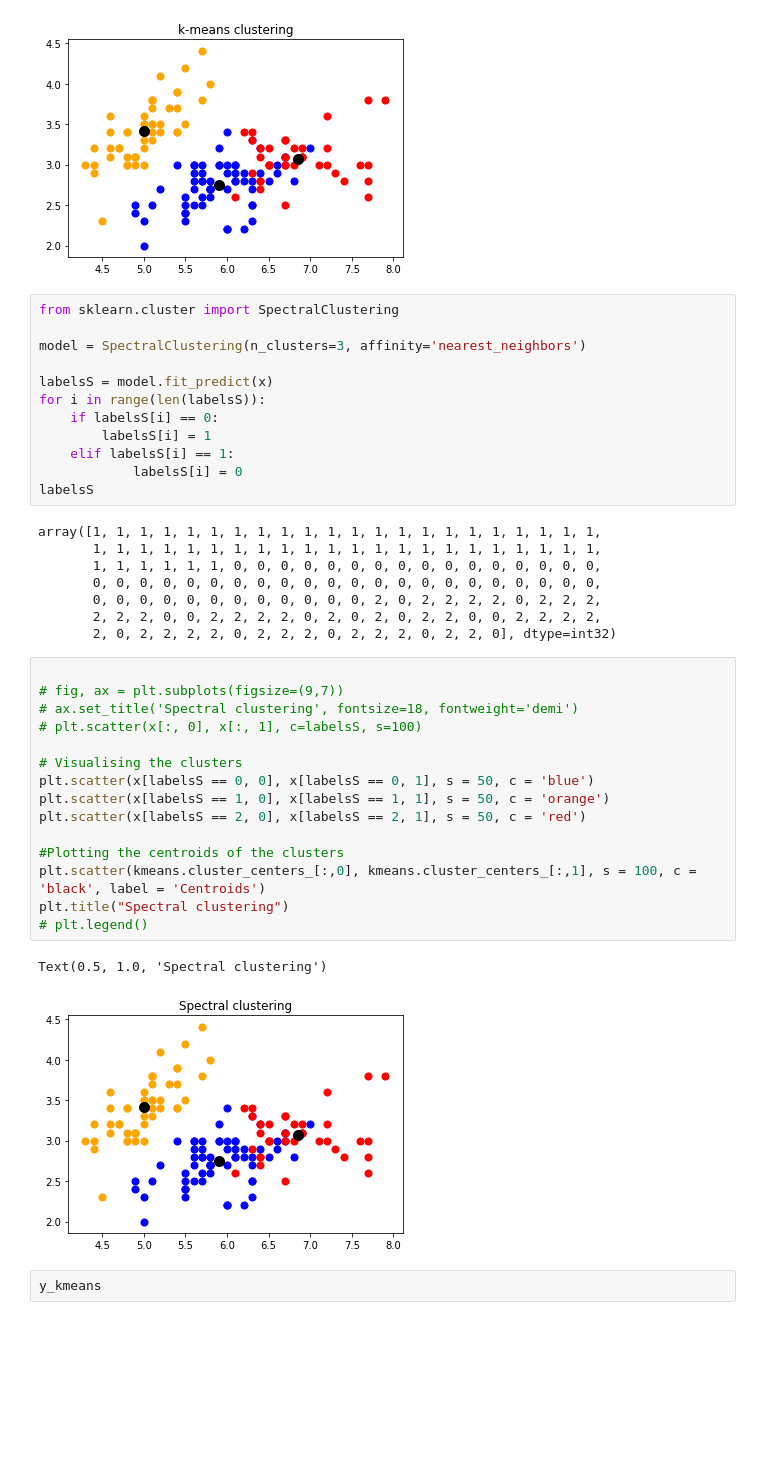
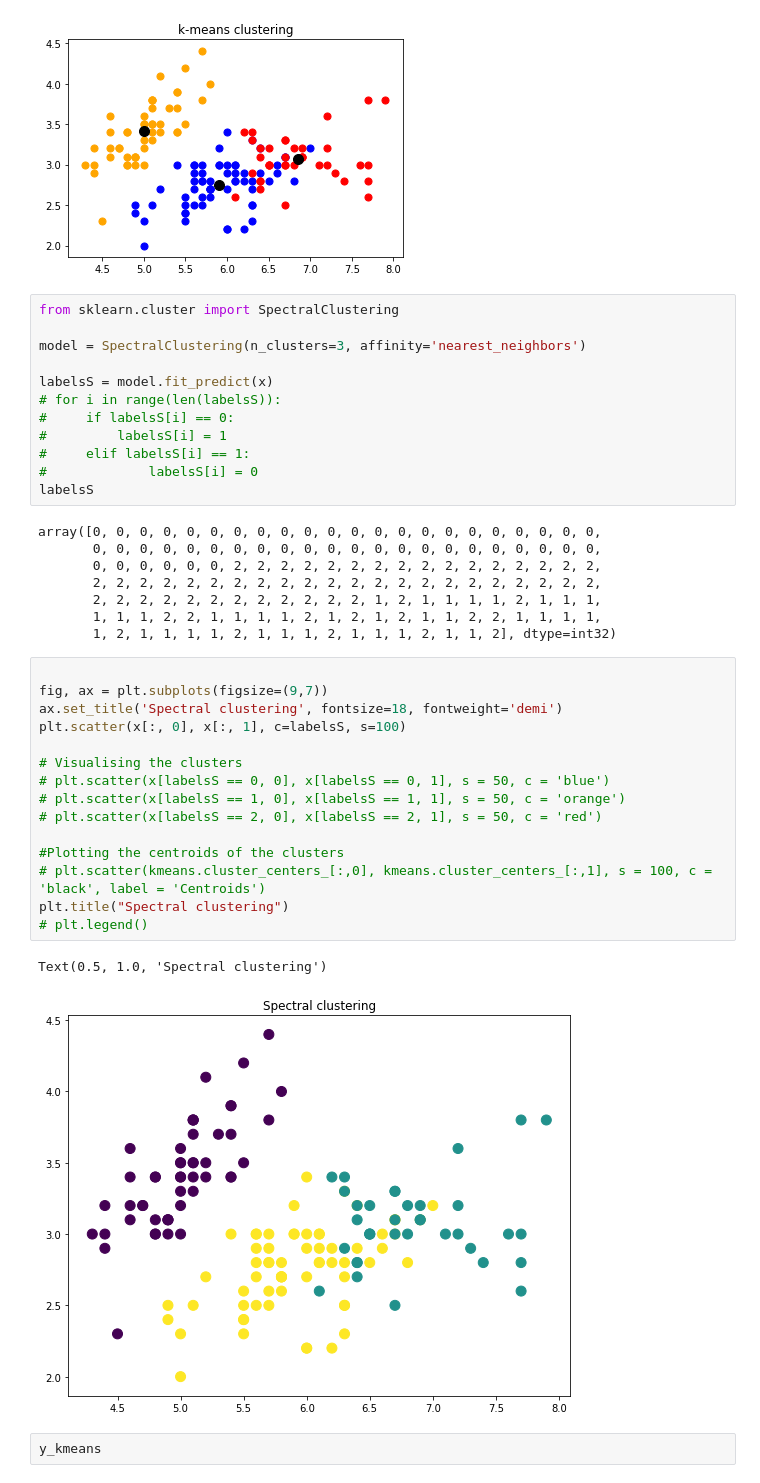
Before and after one commit to quanghoan/k-means-and-spectral-clustering, a Jupyter notebook: Iris.ipynb, the cells around one changed output. Drawn from its saved outputs; the diff is of its cells as text; blank space fills up the shorter version.

```diff
--- a/Iris.ipynb
+++ b/Iris.ipynb
@@ -55,38 +56,38 @@ from sklearn.cluster import SpectralClustering
 model = SpectralClustering(n_clusters=3, affinity='nearest_neighbors')
 
 labelsS = model.fit_predict(x)
-for i in range(len(labelsS)):
-    if labelsS[i] == 0:
-        labelsS[i] = 1
-    elif labelsS[i] == 1:
-            labelsS[i] = 0
+# for i in range(len(labelsS)):
+#     if labelsS[i] == 0:
+#         labelsS[i] = 1
+#     elif labelsS[i] == 1:
+#             labelsS[i] = 0
 labelsS
 # %% [output]
-array([1, 1, 1, 1, 1, 1, 1, 1, 1, 1, 1, 1, 1, 1, 1, 1, 1, 1, 1, 1, 1, 1,
-       1, 1, 1, 1, 1, 1, 1, 1, 1, 1, 1, 1, 1, 1, 1, 1, 1, 1, 1, 1, 1, 1,
-       1, 1, 1, 1, 1, 1, 0, 0, 0, 0, 0, 0, 0, 0, 0, 0, 0, 0, 0, 0, 0, 0,
+array([0, 0, 0, 0, 0, 0, 0, 0, 0, 0, 0, 0, 0, 0, 0, 0, 0, 0, 0, 0, 0, 0,
        0, 0, 0, 0, 0, 0, 0, 0, 0, 0, 0, 0, 0, 0, 0, 0, 0, 0, 0, 0, 0, 0,
-       0, 0, 0, 0, 0, 0, 0, 0, 0, 0, 0, 0, 2, 0, 2, 2, 2, 2, 0, 2, 2, 2,
-       2, 2, 2, 0, 0, 2, 2, 2, 2, 0, 2, 0, 2, 0, 2, 2, 0, 0, 2, 2, 2, 2,
-       2, 0, 2, 2, 2, 2, 0, 2, 2, 2, 0, 2, 2, 2, 0, 2, 2, 0], dtype=int32)
+       0, 0, 0, 0, 0, 0, 2, 2, 2, 2, 2, 2, 2, 2, 2, 2, 2, 2, 2, 2, 2, 2,
+       2, 2, 2, 2, 2, 2, 2, 2, 2, 2, 2, 2, 2, 2, 2, 2, 2, 2, 2, 2, 2, 2,
+       2, 2, 2, 2, 2, 2, 2, 2, 2, 2, 2, 2, 1, 2, 1, 1, 1, 1, 2, 1, 1, 1,
+       1, 1, 1, 2, 2, 1, 1, 1, 1, 2, 1, 2, 1, 2, 1, 1, 2, 2, 1, 1, 1, 1,
+       1, 2, 1, 1, 1, 1, 2, 1, 1, 1, 2, 1, 1, 1, 2, 1, 1, 2], dtype=int32)
 # %%
 
-# fig, ax = plt.subplots(figsize=(9,7))
-# ax.set_title('Spectral clustering', fontsize=18, fontweight='demi')
-# plt.scatter(x[:, 0], x[:, 1], c=labelsS, s=100)
+fig, ax = plt.subplots(figsize=(9,7))
+ax.set_title('Spectral clustering', fontsize=18, fontweight='demi')
+plt.scatter(x[:, 0], x[:, 1], c=labelsS, s=100)
 
 # Visualising the clusters
-plt.scatter(x[labelsS == 0, 0], x[labelsS == 0, 1], s = 50, c = 'blue')
-plt.scatter(x[labelsS == 1, 0], x[labelsS == 1, 1], s = 50, c = 'orange')
-plt.scatter(x[labelsS == 2, 0], x[labelsS == 2, 1], s = 50, c = 'red')
+# plt.scatter(x[labelsS == 0, 0], x[labelsS == 0, 1], s = 50, c = 'blue')
+# plt.scatter(x[labelsS == 1, 0], x[labelsS == 1, 1], s = 50, c = 'orange')
+# plt.scatter(x[labelsS == 2, 0], x[labelsS == 2, 1], s = 50, c = 'red')
 
 #Plotting the centroids of the clusters
-plt.scatter(kmeans.cluster_centers_[:,0], kmeans.cluster_centers_[:,1], s = 100, c = 'black', label = 'Centroids')
+# plt.scatter(kmeans.cluster_centers_[:,0], kmeans.cluster_centers_[:,1], s = 100, c = 'black', label = 'Centroids')
 plt.title("Spectral clustering")
 # plt.legend()
 # %% [output]
 Text(0.5, 1.0, 'Spectral clustering')
-[figure, old version]
+[figure, new version]
 # %%
 y_kmeans
 # %% [output]
```
Also changed, not shown: parts of 4 cells of this notebook, 4 other files.
